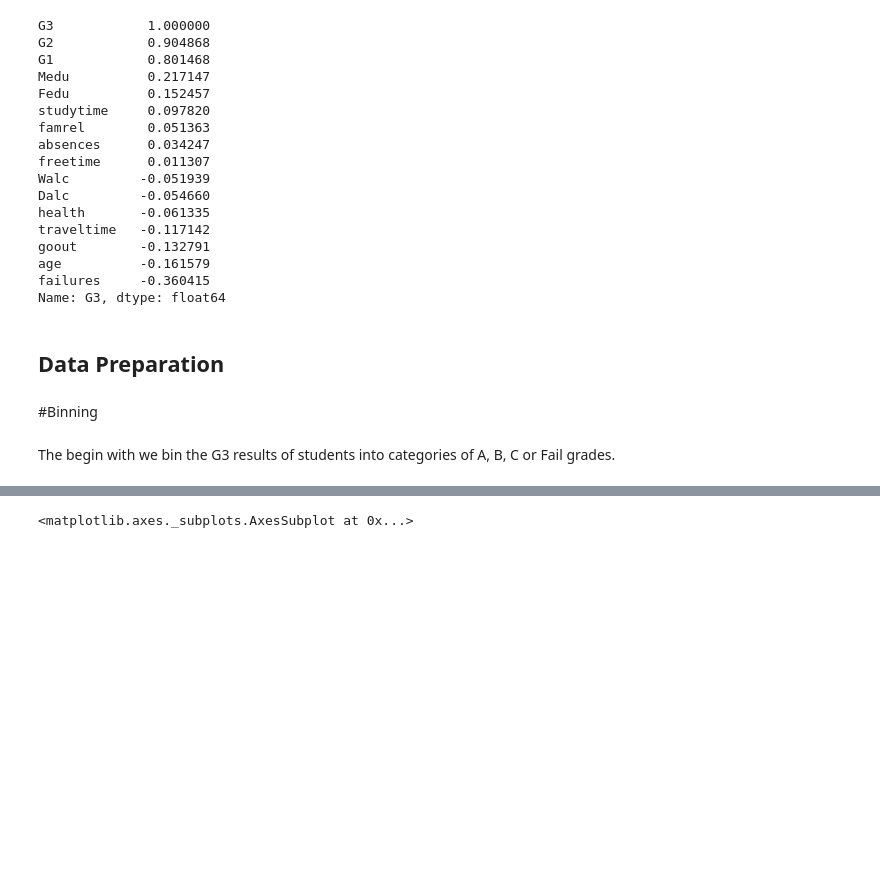
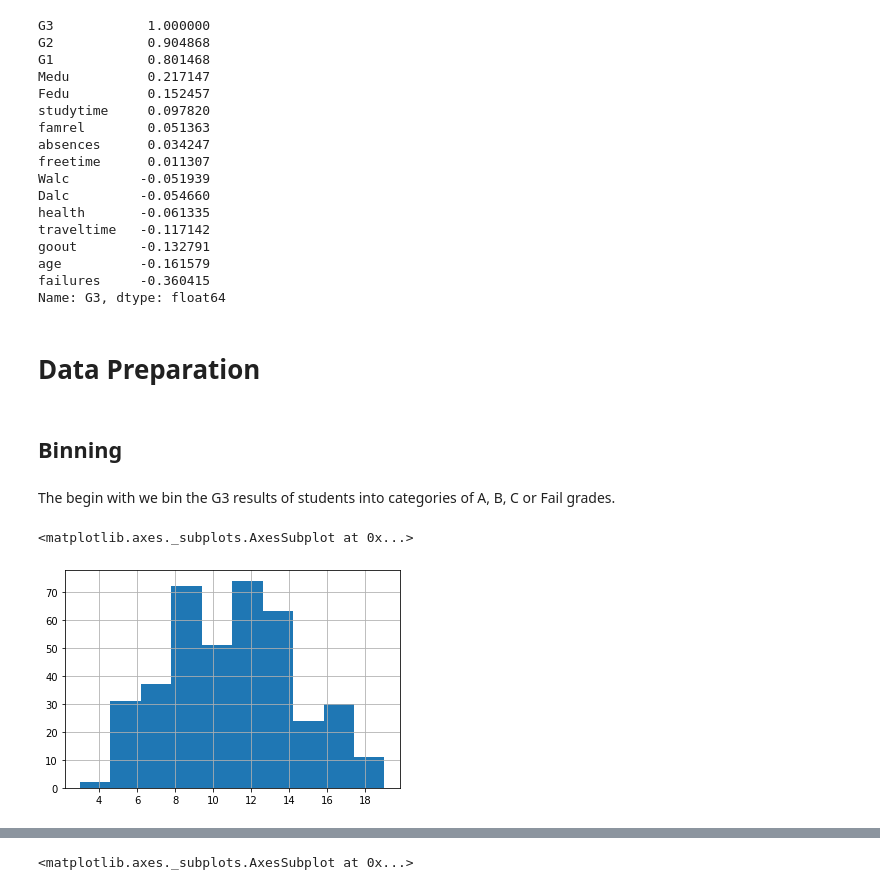
Before and after one commit to romanfen/F21DL-G6, a Jupyter notebook: Student_Performance_Model.ipynb, the cells around one changed output, grey strips where cells are left out. Cells and saved outputs as stored; diff of their text form; code cells hidden in the pictures; blank space fills up the shorter version.

```diff
--- a/Student_Performance_Model.ipynb
+++ b/Student_Performance_Model.ipynb
@@ -136,8 +136,13 @@ age          -0.161579
 failures     -0.360415
 Name: G3, dtype: float64
 # %% [markdown]
-## Data Preparation
+# Data Preparation
 # %% [markdown]
-#Binning
+## Binning
 # %% [markdown]
 The begin with we bin the G3 results of students into categories of A, B, C or Fail grades.
+# %%
+students['G1'].hist()
+# %% [output]
+<matplotlib.axes._subplots.AxesSubplot at 0x...>
+[figure, added]
```
Also changed, not shown: parts of 15 cells of this notebook.
